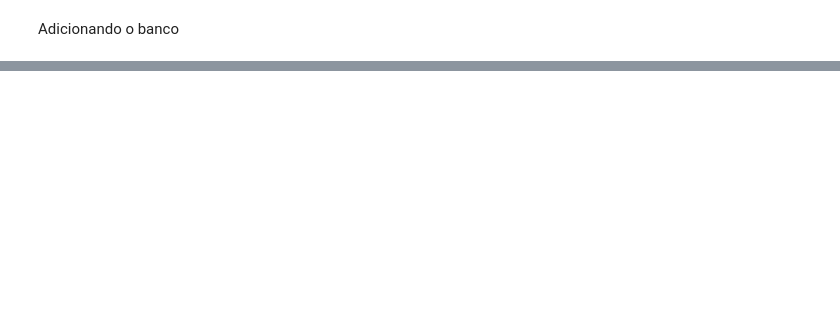
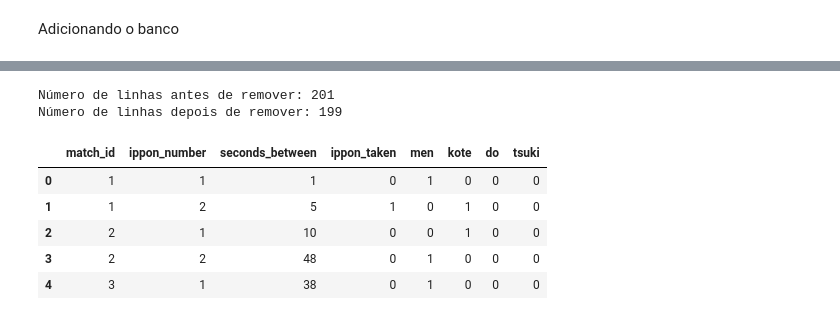
Before and after one commit to GScaramussa/Mineracao, a Jupyter notebook: mineracao.ipynb, the cells around one changed output, grey strips where cells are left out. Cells and saved outputs as stored; diff of their text form; code cells hidden in the pictures; blank space fills up the shorter version.

```diff
--- a/mineracao.ipynb
+++ b/mineracao.ipynb
@@ -159,0 +116,29 @@ Arquivo salvo em: kendo_matches_clean.csv
+# %%
+# Retirar partidas que não possuem valor verdadeiro nos golpes
+# Criar uma máscara para identificar linhas onde a soma das colunas de golpe é 0 (ou NaN)
+strike_cols = ["men", "kote", "do", "tsuki"]
+# Check if the sum of strikes is 0 or NaN (assuming 1 for a valid strike)
+mask_no_strike = (df[strike_cols].sum(axis=1) == 0) | (df[strike_cols].sum(axis=1).isna())
+
+# Get the number of rows before dropping
+before_drop = df.shape[0]
+
+# Drop the rows where the mask is True
+df = df[~mask_no_strike].copy()
+
+# Get the number of rows after dropping
+after_drop = df.shape[0]
+
+print(f"Número de linhas antes de remover: {before_drop}")
+print(f"Número de linhas depois de remover: {after_drop}")
+
+display(df.head())
+# %% [output]
+Número de linhas antes de remover: 201
+Número de linhas depois de remover: 199
+|  | match_id | ippon_number | seconds_between | ippon_taken | men | kote | do | tsuki |
+| 0 | 1 | 1 | 1 | 0 | 1 | 0 | 0 | 0 |
+| 1 | 1 | 2 | 5 | 1 | 0 | 1 | 0 | 0 |
+| 2 | 2 | 1 | 10 | 0 | 0 | 1 | 0 | 0 |
+| 3 | 2 | 2 | 48 | 0 | 1 | 0 | 0 | 0 |
+| 4 | 3 | 1 | 38 | 0 | 1 | 0 | 0 | 0 |
```
Also changed, not shown: parts of 15 cells of this notebook.
